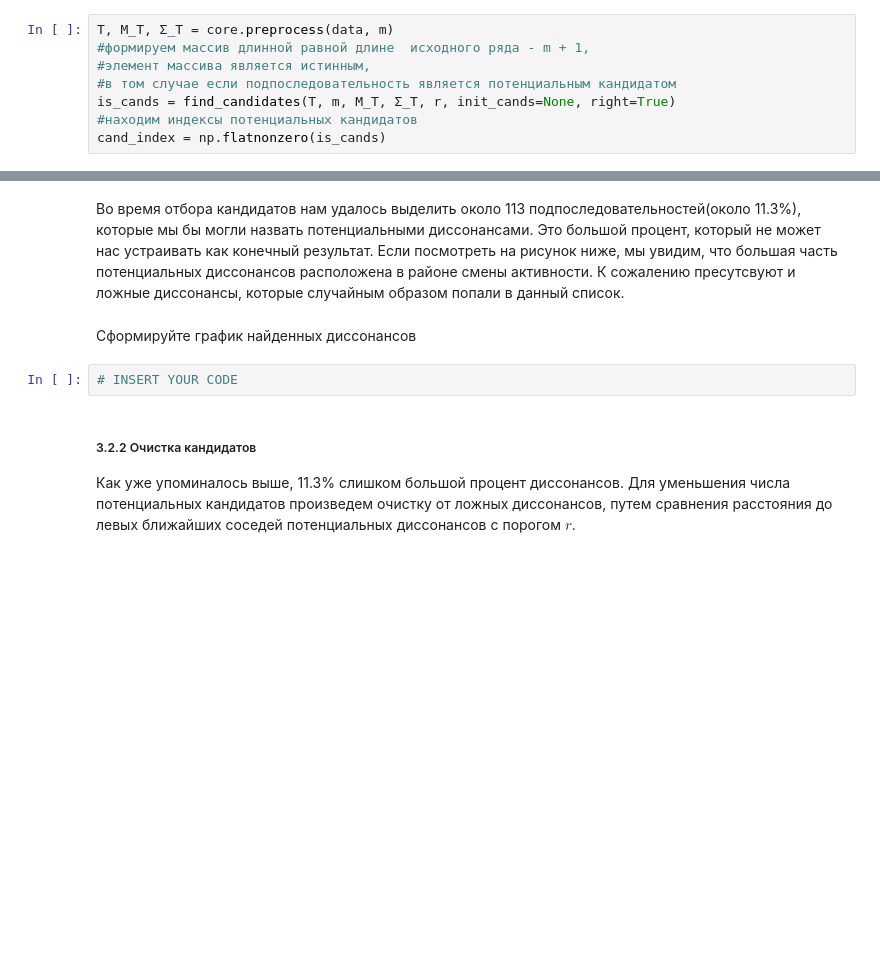
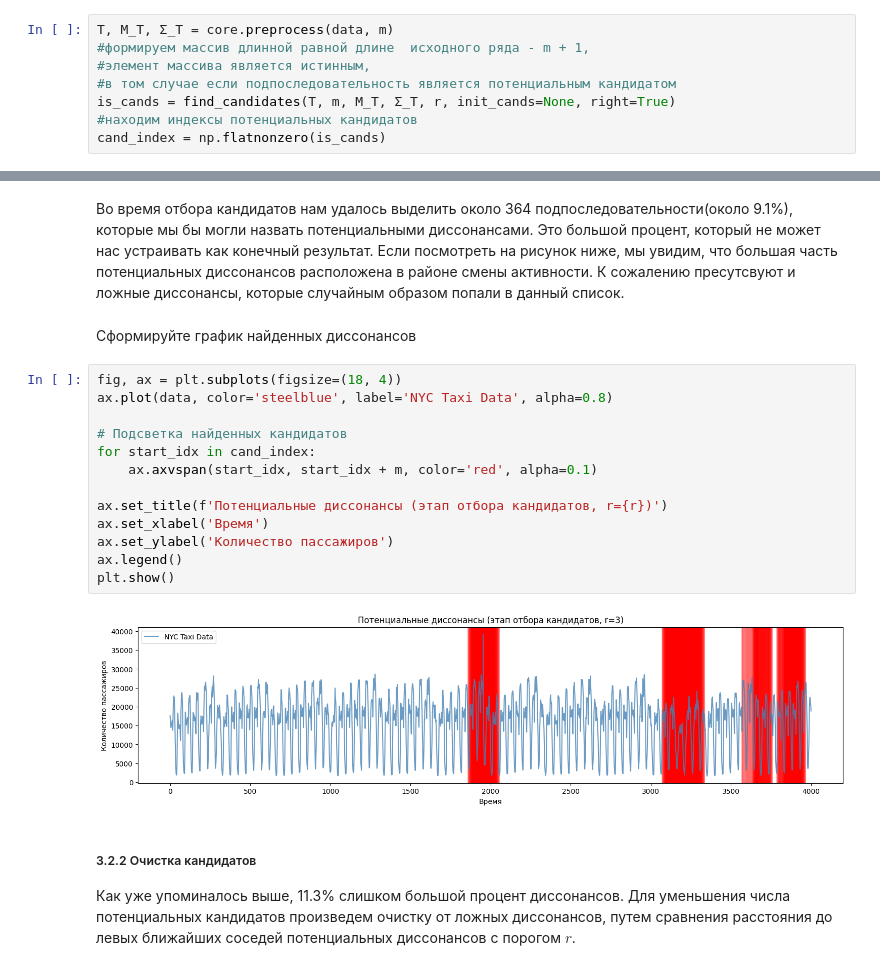
Before and after one commit to SlunKing/2025-Sukhorukov-TimeSeriesCourse, a Jupyter notebook: practice/03 Discords/03 Discords.ipynb, the cells around one changed output, grey strips where cells are left out. Drawn from its saved outputs; the diff is of its cells as text; blank space fills up the shorter version.

```diff
--- a/practice/03 Discords/03 Discords.ipynb
+++ b/practice/03 Discords/03 Discords.ipynb
@@ -400,12 +452,25 @@ print(f'{len(cand_index)} {len(cand_index)/len(data)*100} %')
 # %% [markdown]
-Во время отбора кандидатов нам удалось выделить около 113 подпоследовательностей(около 11.3%), которые мы бы могли назвать потенциальными диссонансами.
+Во время отбора кандидатов нам удалось выделить около 364 подпоследовательности(около 9.1%), которые мы бы могли назвать потенциальными диссонансами.
 Это большой процент, который не может нас устраивать как конечный результат.
 Если посмотреть на рисунок ниже, мы увидим, что большая часть потенциальных диссонансов расположена в районе смены активности.
 К сожалению пресутсвуют и ложные диссонансы, которые случайным образом попали в данный список.
 # %% [markdown]
 Сформируйте график найденных диссонансов
 # %%
-# INSERT YOUR CODE
+fig, ax = plt.subplots(figsize=(18, 4))
+ax.plot(data, color='steelblue', label='NYC Taxi Data', alpha=0.8)
+
+# Подсветка найденных кандидатов
+for start_idx in cand_index:
+    ax.axvspan(start_idx, start_idx + m, color='red', alpha=0.1)
+
+ax.set_title(f'Потенциальные диссонансы (этап отбора кандидатов, r={r})')
+ax.set_xlabel('Время')
+ax.set_ylabel('Количество пассажиров')
+ax.legend()
+plt.show()
+# %% [output]
+[figure, added]
 # %% [markdown]
 ##### 3.2.2 Очистка кандидатов
 Как уже упоминалось выше, 11.3% слишком большой процент диссонансов.
```
Also changed, not shown: parts of 18 cells of this notebook.
